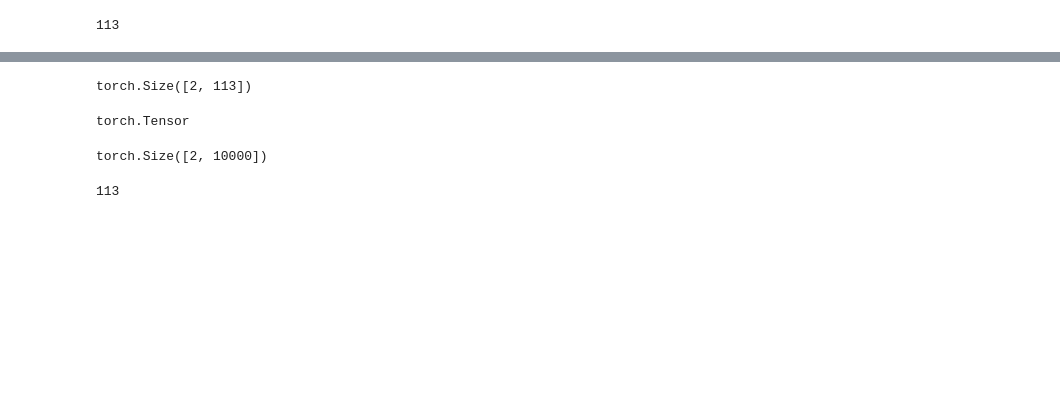
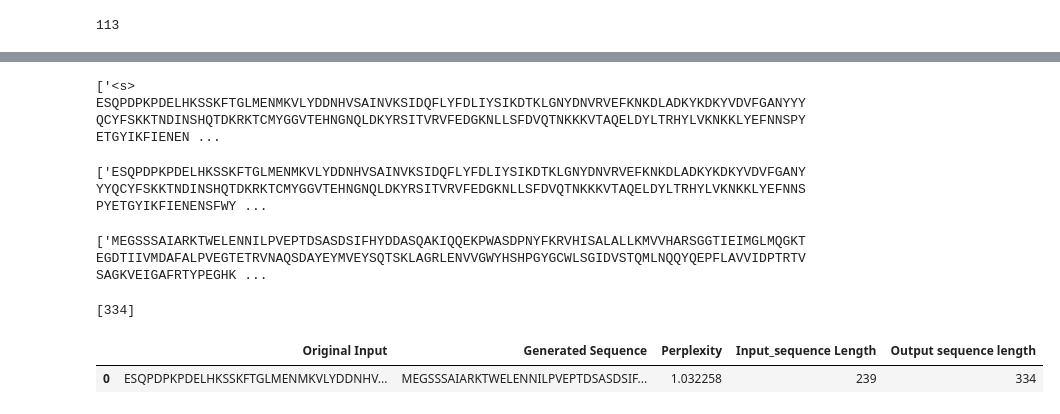
Before and after one commit to ynuozhang/protllama2, a Jupyter notebook: bin/inference_2.ipynb, the cells around one changed output, grey strips where cells are left out. Drawn from its saved outputs; the diff is of its cells as text; code cells hidden in the pictures; blank space fills up the shorter version.

Commit message:
generation

```diff
--- a/bin/inference_2.ipynb
+++ b/bin/inference_2.ipynb
@@ -245,0 +282,2 @@ print('PPL', ppl)
+# %%
+perplexity = calculate_multiple_perplexity(model.model.generation_config.num_return_sequences, generated_output.scores, transition_scores_np)
@@ -246,21 +302,49 @@ print('PPL', ppl)
+# %%
+top_k_text = tokenizer.batch_decode(generated_output['sequences'], skip_special_tokens=False, clean_up_tokenization_spaces=True)
+top_k_text
+# %% [output]
+['<s> ESQPDPKPDELHKSSKFTGLMENMKVLYDDNHVSAINVKSIDQFLYFDLIYSIKDTKLGNYDNVRVEFKNKDLADKYKDKYVDVFGANYYYQCYFSKKTNDINSHQTDKRKTCMYGGVTEHNGNQLDKYRSITVRVFEDGKNLLSFDVQTNKKKVTAQELDYLTRHYLVKNKKLYEFNNSPYETGYIKFIENEN ...
+# %%
+# Extract input and output sequences
+input_sequences = []
+output_sequences = []
+
+for entry in top_k_text:
+    # Split the entry into two parts using </s> as a separator
+    parts = entry.split('</s>')
+
+    # Extract the input sequence (without <s>) and the output sequence
+    input_seq = parts[0].replace('<s>', '').strip()
+    output_seq = parts[1].strip()
+
+    input_sequences.append(input_seq)
+    output_sequences.append(output_seq)
+# %%
+input_sequences
+# %% [output]
+['ESQPDPKPDELHKSSKFTGLMENMKVLYDDNHVSAINVKSIDQFLYFDLIYSIKDTKLGNYDNVRVEFKNKDLADKYKDKYVDVFGANYYYQCYFSKKTNDINSHQTDKRKTCMYGGVTEHNGNQLDKYRSITVRVFEDGKNLLSFDVQTNKKKVTAQELDYLTRHYLVKNKKLYEFNNSPYETGYIKFIENENSFWY ...
+# %%
+output_sequences
+# %% [output]
+['MEGSSSAIARKTWELENNILPVEPTDSASDSIFHYDDASQAKIQQEKPWASDPNYFKRVHISALALLKMVVHARSGGTIEIMGLMQGKTEGDTIIVMDAFALPVEGTETRVNAQSDAYEYMVEYSQTSKLAGRLENVVGWYHSHPGYGCWLSGIDVSTQMLNQQYQEPFLAVVIDPTRTVSAGKVEIGAFRTYPEGHK ...
+# %%
+input_sequence_lengths = [len(seq) for seq in input_sequences]
+output_sequence_lengths = [len(seq) for seq in output_sequences]
+output_sequence_lengths
+# %% [output]
+[334]
+# %%
+import pandas as pd
+df = pd.DataFrame({
+    'Original Input': input_sequences,
+    'Generated Sequence': output_sequences,
+    'Perplexity': perplexity,
+    'Input_sequence Length': input_sequence_lengths,
+    'Output sequence length': output_sequence_lengths
+})
+df
+# %% [output]
+|  | Original Input | Generated Sequence | Perplexity | Input_sequence Length | Output sequence length |
+| 0 | ESQPDPKPDELHKSSKFTGLMENMKVLYDDNHV... | MEGSSSAIARKTWELENNILPVEPTDSASDSIF... | 1.032258 | 239 | 334 |
 # %%
 model.model.can_generate()
-# %%
-transition_scores = model.model.compute_transition_scores(
-    generated_output.sequences, generated_output.scores, normalize_logits=False #normalize_logits applies softmax then log
-    )
-transition_scores.size()
-# %% [output]
-torch.Size([2, 113])
-# %%
-type(transition_scores)
-# %% [output]
-torch.Tensor
-# %%
-generated_output.scores[0].size()
-# %% [output]
-torch.Size([2, 10000])
-# %%
-len(generated_output.scores)
-# %% [output]
-113
```
Also changed, not shown: parts of 22 cells of this notebook.
